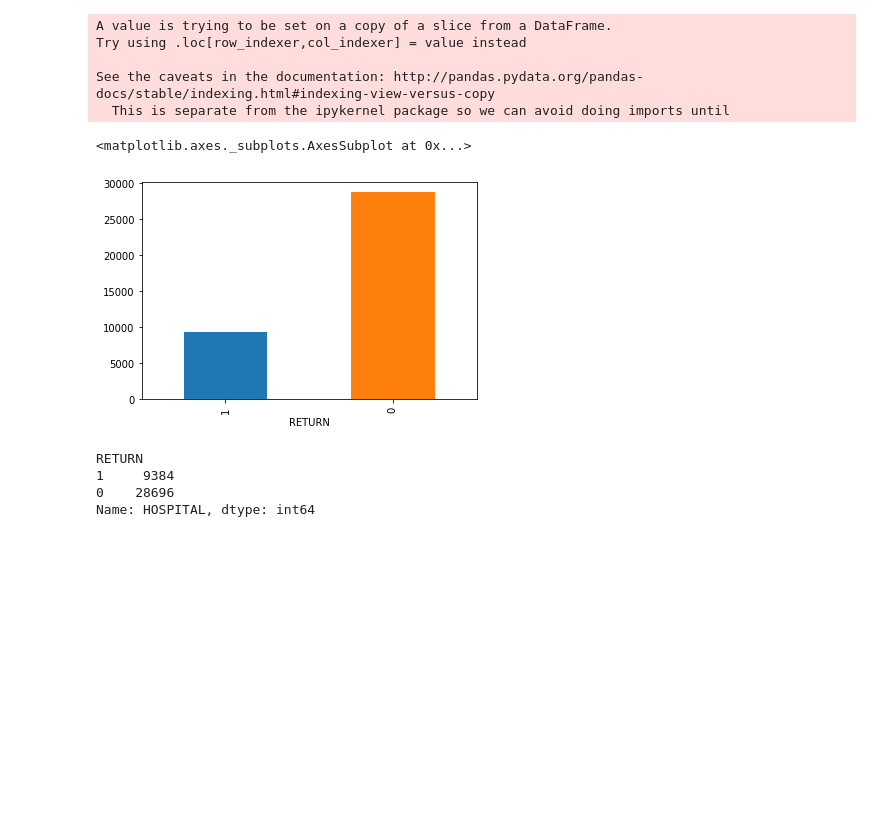
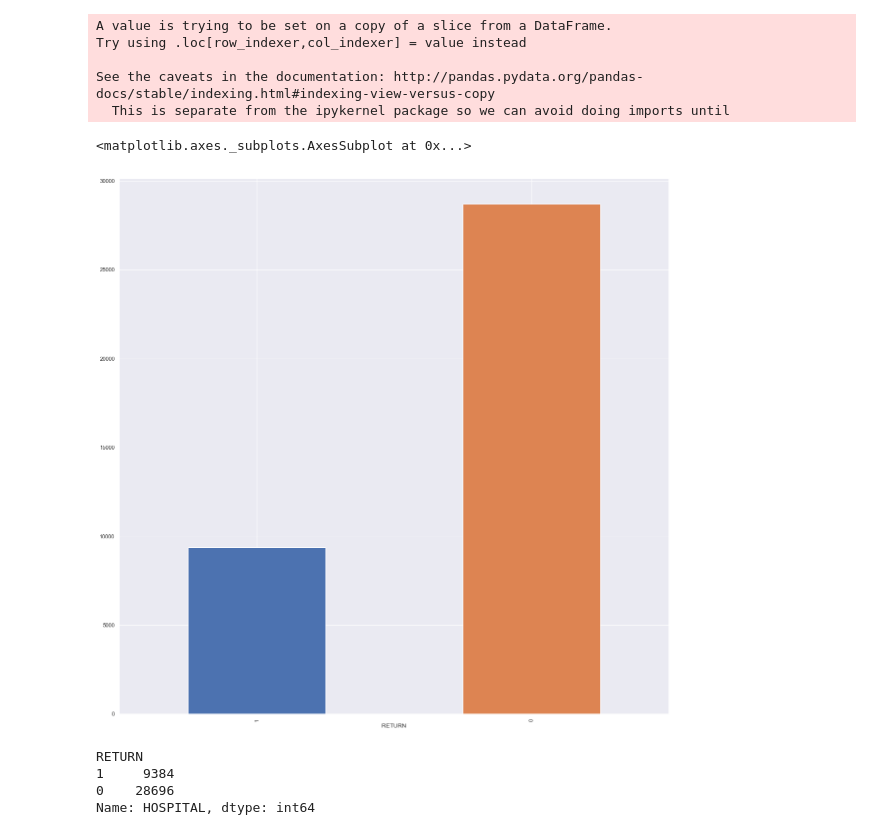
Before and after one commit to praveenjaikant/HospitalReturn, a Jupyter notebook: HospitalReturn.ipynb, the cells around one changed output. Saved outputs shown, nothing was run; the diff lists cells and outputs as text; code cells hidden in the pictures; blank space fills up the shorter version.

```diff
--- a/HospitalReturn.ipynb
+++ b/HospitalReturn.ipynb
@@ -70,6 +70,10 @@ def preprocess_data(input_df):
     input_df.set_index('INDEX', inplace=True) # setting INDEX as index
     columns = ['RACE','ETHNICITY','FINANCIAL_CLASS','ED_RESULT','ACUITY_ARR','DC_RESULT','ADMIT_RESULT','CONSULT_IN_ED',
                'RISK','SEVERITY']
+
+    input_df['CHARGES'] = np.where(input_df['CHARGES']=='#VALUE!',np.nan,input_df['CHARGES'])
+    input_df['CHARGES'] = input_df['CHARGES'].astype(float)
+    input_df['CHARGES'].fillna((input_df['CHARGES'].mean()), inplace=True)
 
     for col in columns:
         if (col != 'CONSULT_IN_ED'):
@@ -109,10 +113,11 @@ test_data_y['RETURN'] = pd.Series(np.where(test_data_y['RETURN'] == 'Yes', 1, 0)
 # Re-classifying RETURN into binary values
 # %%
 # Looking at distribution of RETURN in training set
+sns.set(rc={'figure.figsize':(20,20)})
 df_train.groupby('RETURN').agg('count')['HOSPITAL'].sort_values().plot(kind='bar')
 # %% [output]
 <matplotlib.axes._subplots.AxesSubplot at 0x...>
-[figure, old version]
+[figure, new version]
 # %%
 df_train.groupby('RETURN').agg('count')['HOSPITAL'].sort_values()
 # %% [output]
```
Also changed, not shown: parts of 18 cells of this notebook.
